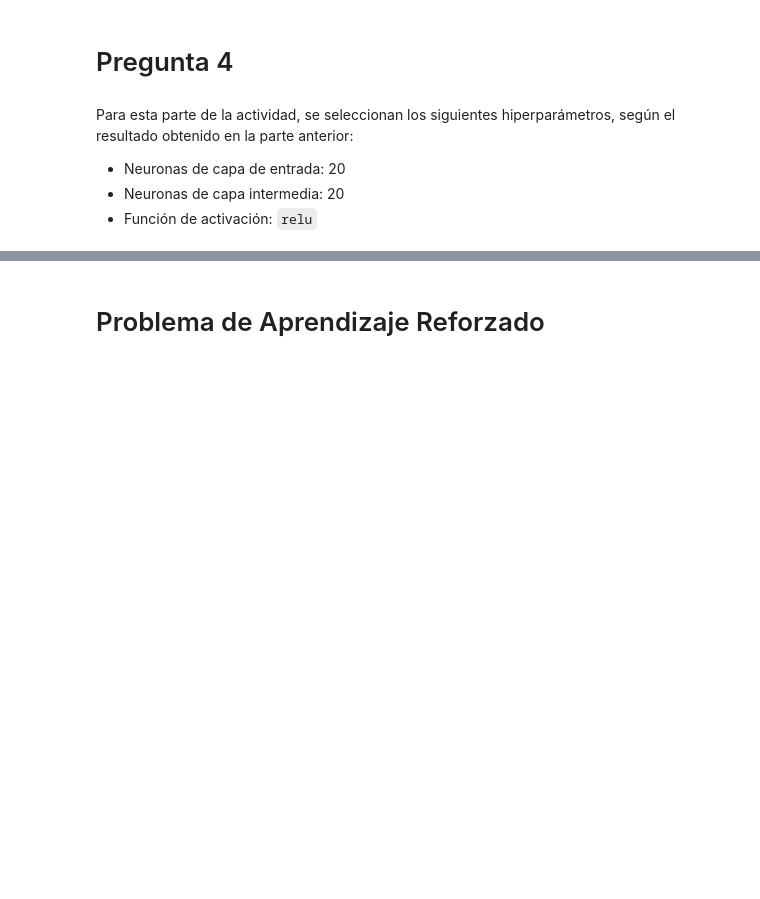
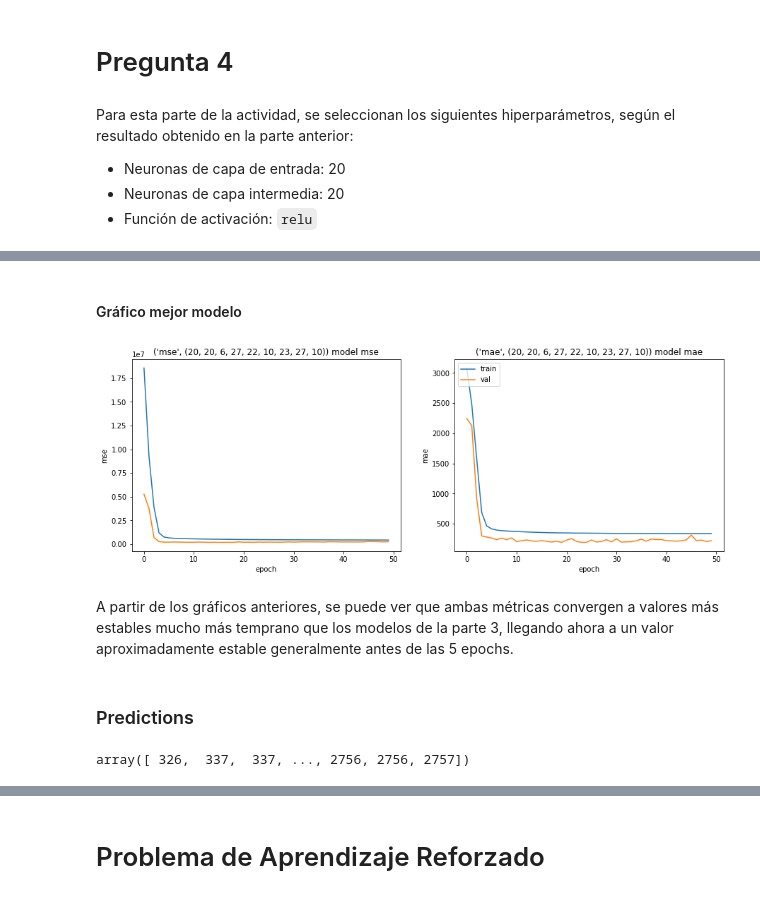
Before and after one commit to MatiasDuhalde/IIC2613-Tareas, a Jupyter notebook: T4/preguntas.ipynb, the cells around one changed output, grey strips where cells are left out. Drawn from its saved outputs; the diff is of its cells as text; code cells hidden in the pictures; blank space fills up the shorter version.

```diff
--- a/T4/preguntas.ipynb
+++ b/T4/preguntas.ipynb
@@ -464,7 +464,7 @@ input_layer_n = 20
 hidden_layer_n = 20
 activation_function = 'relu'
 
-hidden_layers_range = (2, 10)
+hidden_layers_range = [2, 5, 8, 10]
 neurons_range = (5, 30)
 # %%
 def create_dl_model(tup, input_shape, activation):
@@ -527,0 +668,32 @@ Training ('mse', (20, 20, 9, 14, 18, 9, 21)) model
+# %% [markdown]
+#### Gráfico mejor modelo
+# %%
+from matplotlib import pyplot as plt
+
+fig, axes = plt.subplots(nrows=1, ncols=2)
+fig.set_size_inches((15,5))
+
+history_mse = ('mse', (20, 20, 6, 27, 22, 10, 23, 27, 10))
+history_mae = ('mae', (20, 20, 6, 27, 22, 10, 23, 27, 10))
+
+for i, history in enumerate([history_mse, history_mae]):
+    estimator = history[0]
+    axes[i].plot(dl_histories_dict[history][estimator])
+    axes[i].plot(dl_histories_dict[history][f'val_{estimator}'])
+    axes[i].set_title(f'{history} model {estimator}')
+    axes[i].set_ylabel(estimator)
+    axes[i].set_xlabel('epoch')
+    plt.legend(['train', 'val'], loc='upper left')
+# %% [output]
+[figure, added]
+# %% [markdown]
+A partir de los gráficos anteriores, se puede ver que ambas métricas convergen a valores más estables mucho más temprano que los modelos de la parte 3, llegando ahora a un valor aproximadamente estable generalmente antes de las 5 epochs.
+# %% [markdown]
+### Predictions
+# %%
+best_p3_predict = models[('mae', 'relu', (20, 20))].predict(X_test)
+best_p4_predict = dl_models[('mae', (20, 20, 6, 27, 22, 10, 23, 27, 10))].predict(X_test)
+
+y_test
+# %% [output]
+array([ 326,  337,  337, ..., 2756, 2756, 2757])
```
Also changed, not shown: parts of 16 cells of this notebook.
